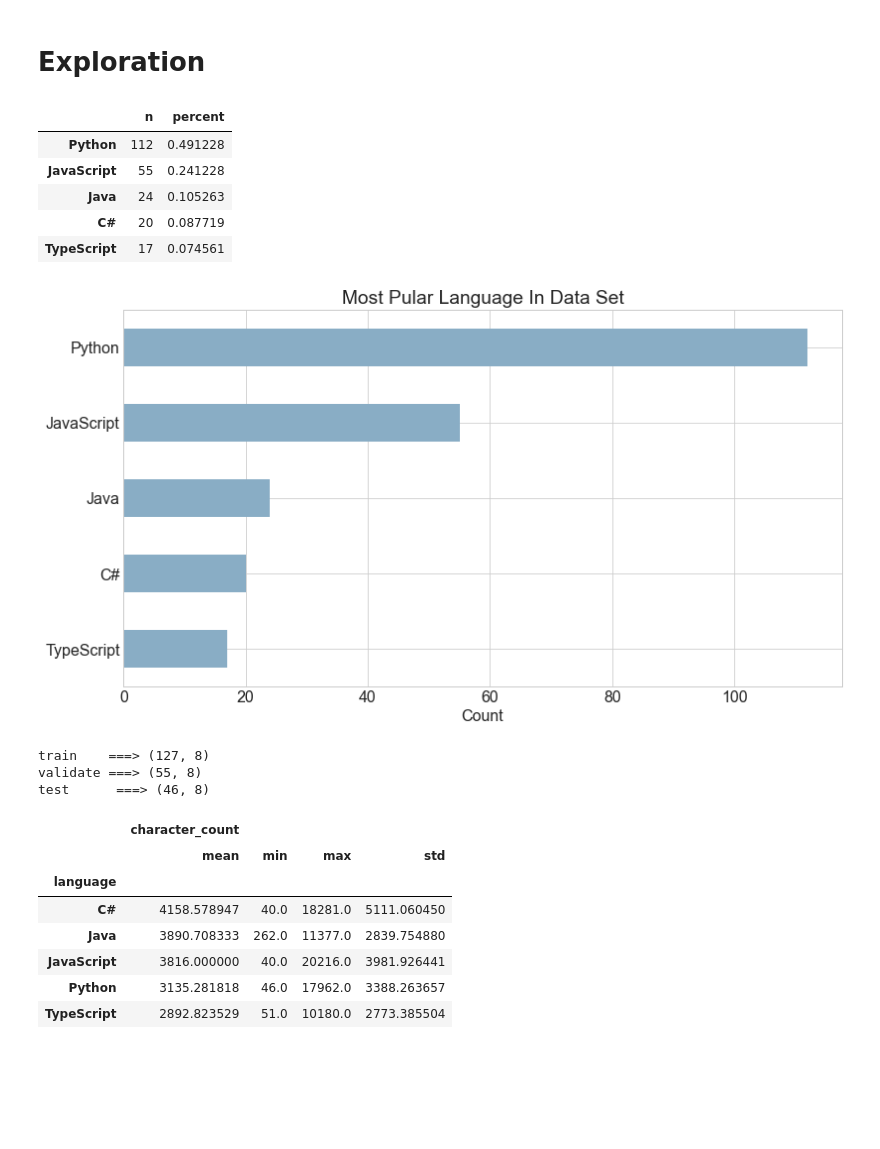
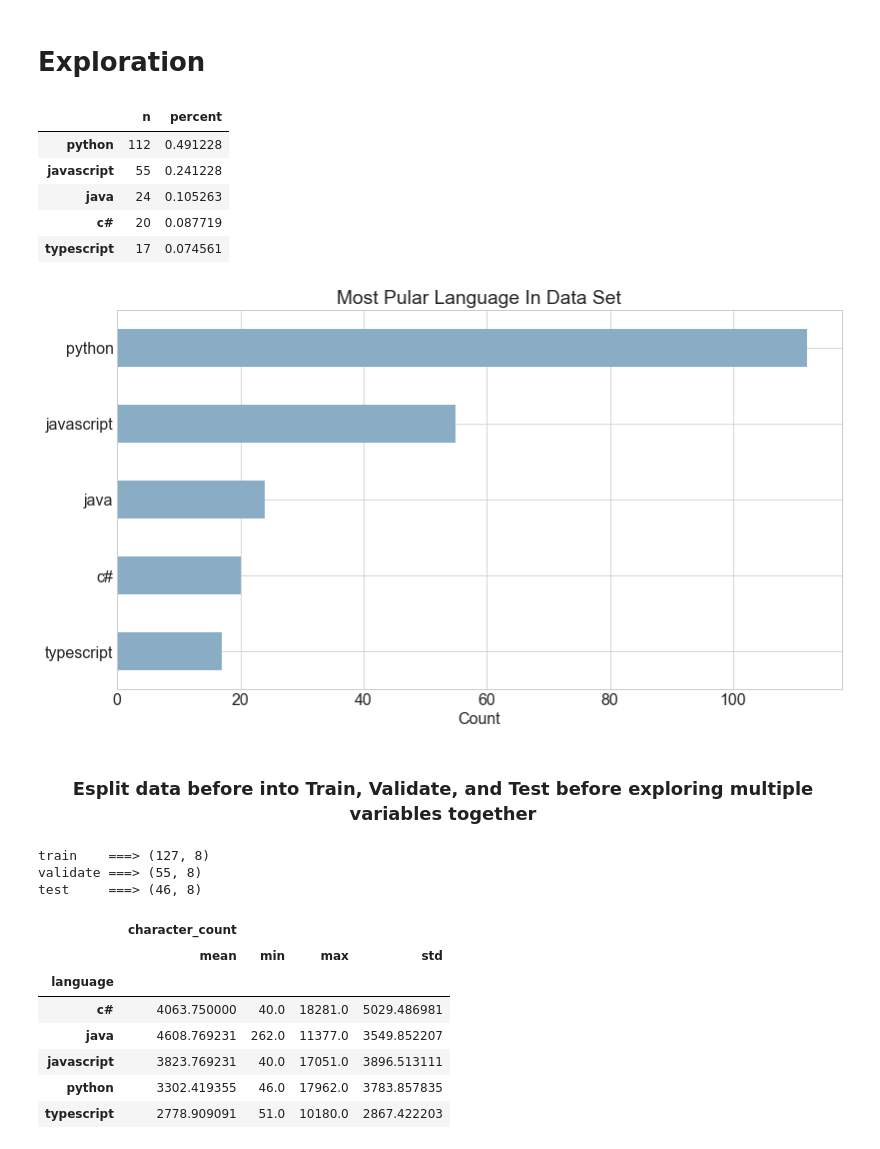
Before and after one commit to NLP-Project-Hopper2/NLP-Project-Hopper2, a Jupyter notebook: alejos_workbook.ipynb, the cells around one changed output. Drawn from its saved outputs; the diff is of its cells as text; code cells hidden in the pictures; blank space fills up the shorter version.

```diff
--- a/alejos_workbook.ipynb
+++ b/alejos_workbook.ipynb
@@ -64,5 +64,8 @@ df.sample(5)
 # %% [markdown]
 # Feature enginieer
+# %%
+# change df.language to lower case
+df['language'] = df["language"].str.lower()
 # %%
 # create column with count of characters in clean message
 df['character_count'] = df.clean.str.len()
@@ -106,11 +118,11 @@ def show_counts_and_ratios(df, column):
 show_counts_and_ratios(df, "language")
 # %% [output]
 |  | n | percent |
-| Python | 112 | 0.491228 |
-| JavaScript | 55 | 0.241228 |
-| Java | 24 | 0.105263 |
-| C# | 20 | 0.087719 |
-| TypeScript | 17 | 0.074561 |
+| python | 112 | 0.491228 |
+| javascript | 55 | 0.241228 |
+| java | 24 | 0.105263 |
+| c# | 20 | 0.087719 |
+| typescript | 17 | 0.074561 |
 # %%
 # create bar graph withthe count of lenguages of datafreame
 df.language.value_counts().sort_values(ascending = True).plot.barh()
@@ -118,7 +130,9 @@ plt.title('Most Pular Language In Data Set')
 plt.xlabel("Count")
 plt.show()
 # %% [output]
-[figure, old version]
+[figure, new version]
+# %% [markdown]
+### <center>Esplit data before into Train, Validate, and Test before exploring multiple variables together<center>
 # %%
 train, validate, test = prepare.split_data(df)
 # %%
@@ -132,16 +146,16 @@ test      ===> (46, 8)
 # %%
 # create a df with language information based on character_count
-message_length_info_df = train[['language','character_count']].\
+message_length_info_train = train[['language','character_count']].\
                             groupby('language').agg(['mean', 'min', 'max', 'std' ])
-message_length_info_df
+message_length_info_train
 # %% [output]
 |  | character_count |  |  |  |
 |  | mean | min | max | std |
 | language |  |  |  |  |
-| C# | 4158.578947 | 40.0 | 18281.0 | 5111.060450 |
-| Java | 3890.708333 | 262.0 | 11377.0 | 2839.754880 |
-| JavaScript | 3816.000000 | 40.0 | 20216.0 | 3981.926441 |
-| Python | 3135.281818 | 46.0 | 17962.0 | 3388.263657 |
-| TypeScript | 2892.823529 | 51.0 | 10180.0 | 2773.385504 |
+| c# | 4063.750000 | 40.0 | 18281.0 | 5029.486981 |
+| java | 4608.769231 | 262.0 | 11377.0 | 3549.852207 |
+| javascript | 3823.769231 | 40.0 | 17051.0 | 3896.513111 |
+| python | 3302.419355 | 46.0 | 17962.0 | 3783.857835 |
+| typescript | 2778.909091 | 51.0 | 10180.0 | 2867.422203 |
 # %%
 # creaet bar plot for  message_lenth_info_df
```
Also changed, not shown: parts of 21 cells of this notebook, 1 other file.
